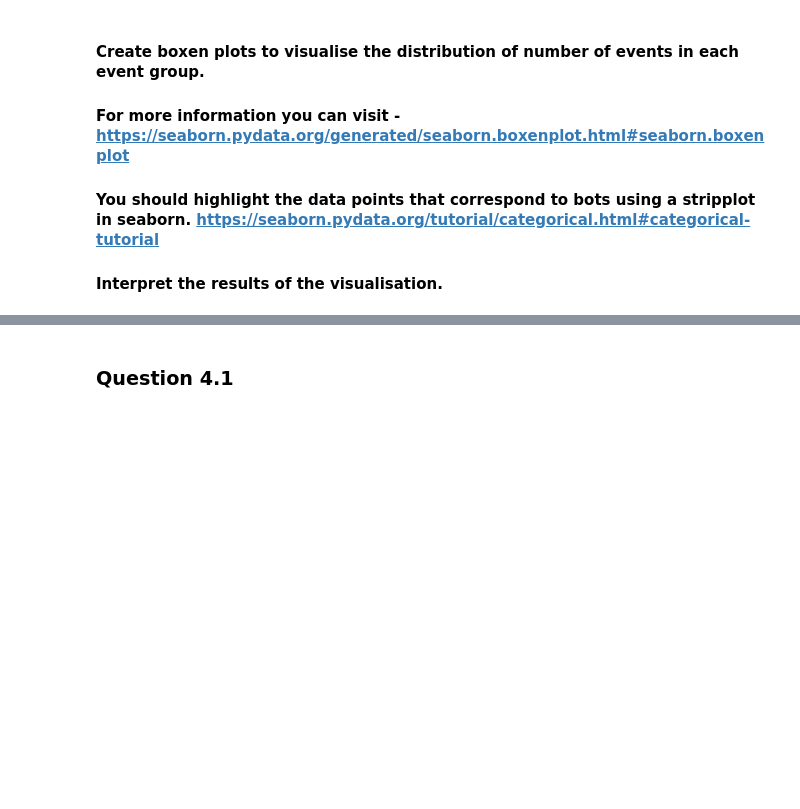
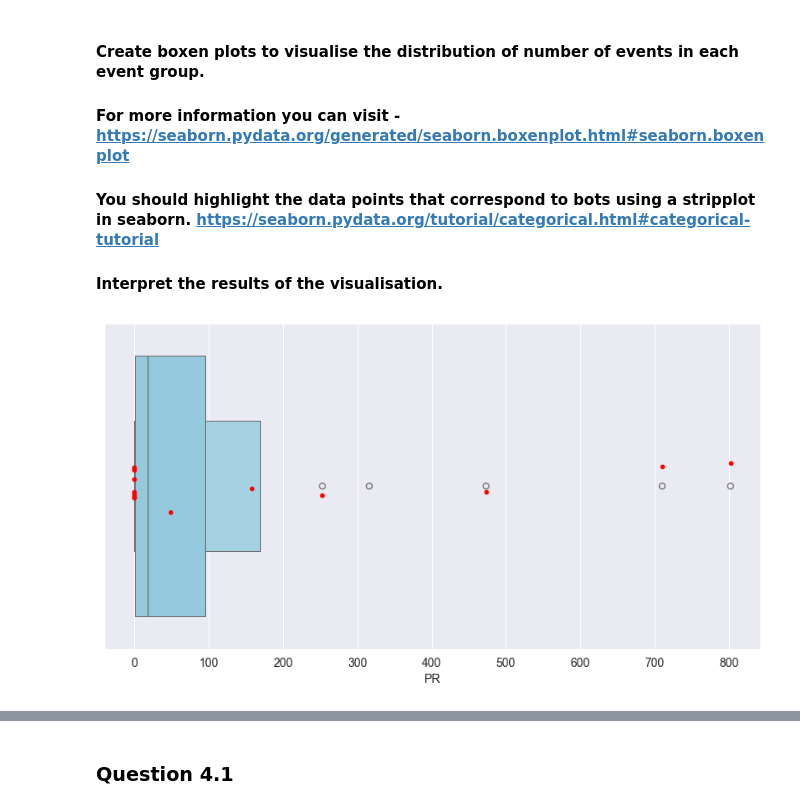
Before and after one commit to Grolash/Software_Evolution_TP_bots, a Jupyter notebook: TP_bots_template.ipynb, the cells around one changed output, grey strips where cells are left out. Saved outputs shown, nothing was run; the diff lists cells and outputs as text; code cells hidden in the pictures; blank space fills up the shorter version.

```diff
--- a/TP_bots_template.ipynb
+++ b/TP_bots_template.ipynb
@@ -569,5 +612,12 @@ df_medians.pivot(index='acc_type', columns='event_group', values='median')#.rese
 #### Interpret the results of the visualisation.
 # %%
 # YOUR CODE BELOW - Visualize number of events from pull request event group
+
+plt.figure(figsize=(10, 5))
+sns.boxenplot(x='PR', data=df_groupby, color='skyblue')
+sns.stripplot(x='PR', data=df_groupby[df_groupby['acc_type'] == 'Bot'], color='red', size=4)
+plt.show()
+# %% [output]
+[figure, added]
 # %%
 # YOUR CODE BELOW - Visualise number of events from issue event group
```
Also changed, not shown: parts of 9 cells of this notebook.
